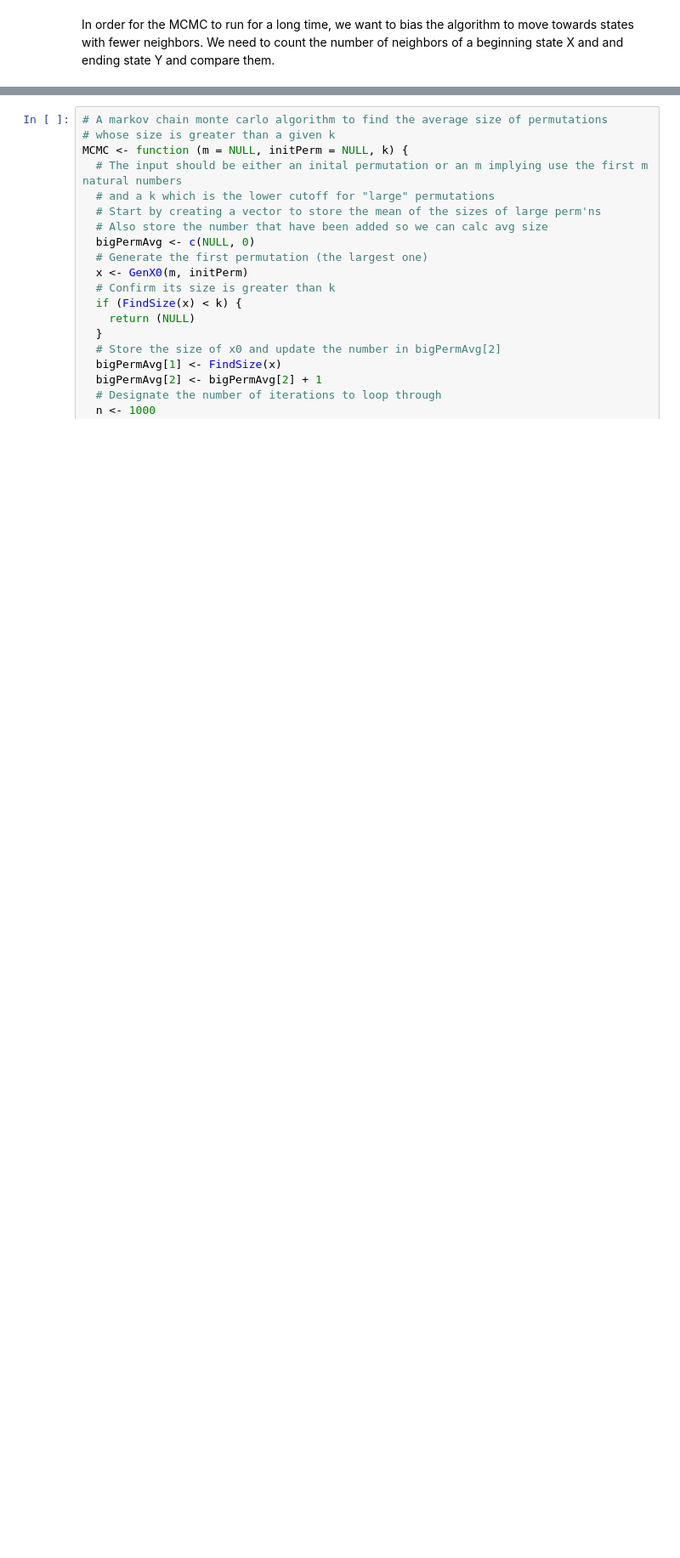
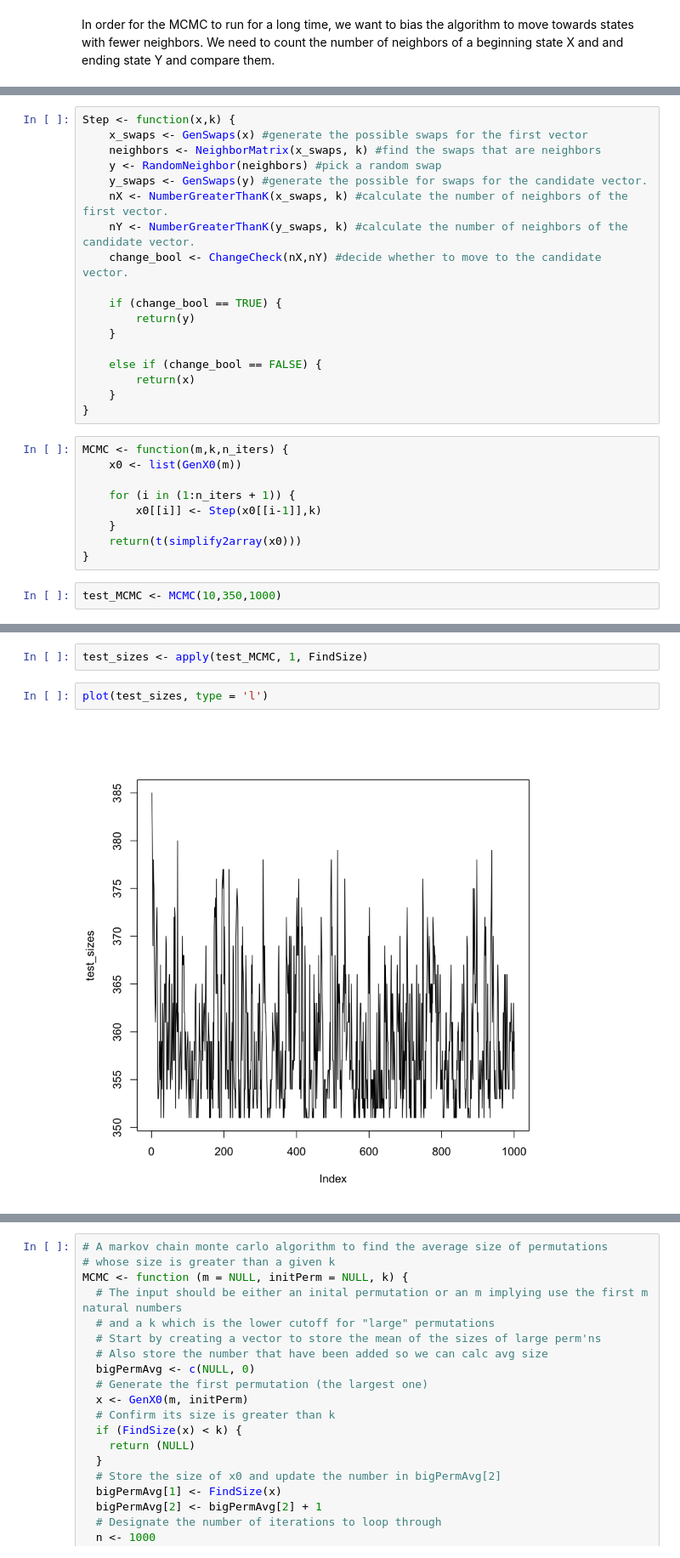
Before and after one commit to franklinmarsh/computational_statistics, a Jupyter notebook: hw3.ipynb, the cells around one changed output, grey strips where cells are left out. Shown: that part at 85% size. Drawn from its saved outputs; the diff is of its cells as text; blank space fills up the shorter version.

Commit message:
produce functioning mcmc in hw3.ipynb

```diff
--- a/hw3.ipynb
+++ b/hw3.ipynb
@@ -197,0 +216,29 @@ WhichNeighbors <- function (possibleSwaps, k) {
+# %%
+Step <- function(x,k) {
+    x_swaps <- GenSwaps(x) #generate the possible swaps for the first vector
+    neighbors <- NeighborMatrix(x_swaps, k) #find the swaps that are neighbors
+    y <- RandomNeighbor(neighbors) #pick a random swap
+    y_swaps <- GenSwaps(y) #generate the possible for swaps for the candidate vector.
+    nX <- NumberGreaterThanK(x_swaps, k) #calculate the number of neighbors of the first vector.
+    nY <- NumberGreaterThanK(y_swaps, k) #calculate the number of neighbors of the candidate vector.
+    change_bool <- ChangeCheck(nX,nY) #decide whether to move to the candidate vector.
+
+    if (change_bool == TRUE) {
+        return(y)
+    }
+
+    else if (change_bool == FALSE) {
+        return(x)
+    }
+}
+# %%
+MCMC <- function(m,k,n_iters) {
+    x0 <- list(GenX0(m))
+
+    for (i in (1:n_iters + 1)) {
+        x0[[i]] <- Step(x0[[i-1]],k)
+    }
+    return(t(simplify2array(x0)))
+}
+# %%
+test_MCMC <- MCMC(10,350,1000)
@@ -197,0 +249,6 @@ WhichNeighbors <- function (possibleSwaps, k) {
+# %%
+test_sizes <- apply(test_MCMC, 1, FindSize)
+# %%
+plot(test_sizes, type = 'l')
+# %% [output]
+[figure, added]
```
Also changed, not shown: parts of 13 cells of this notebook.
